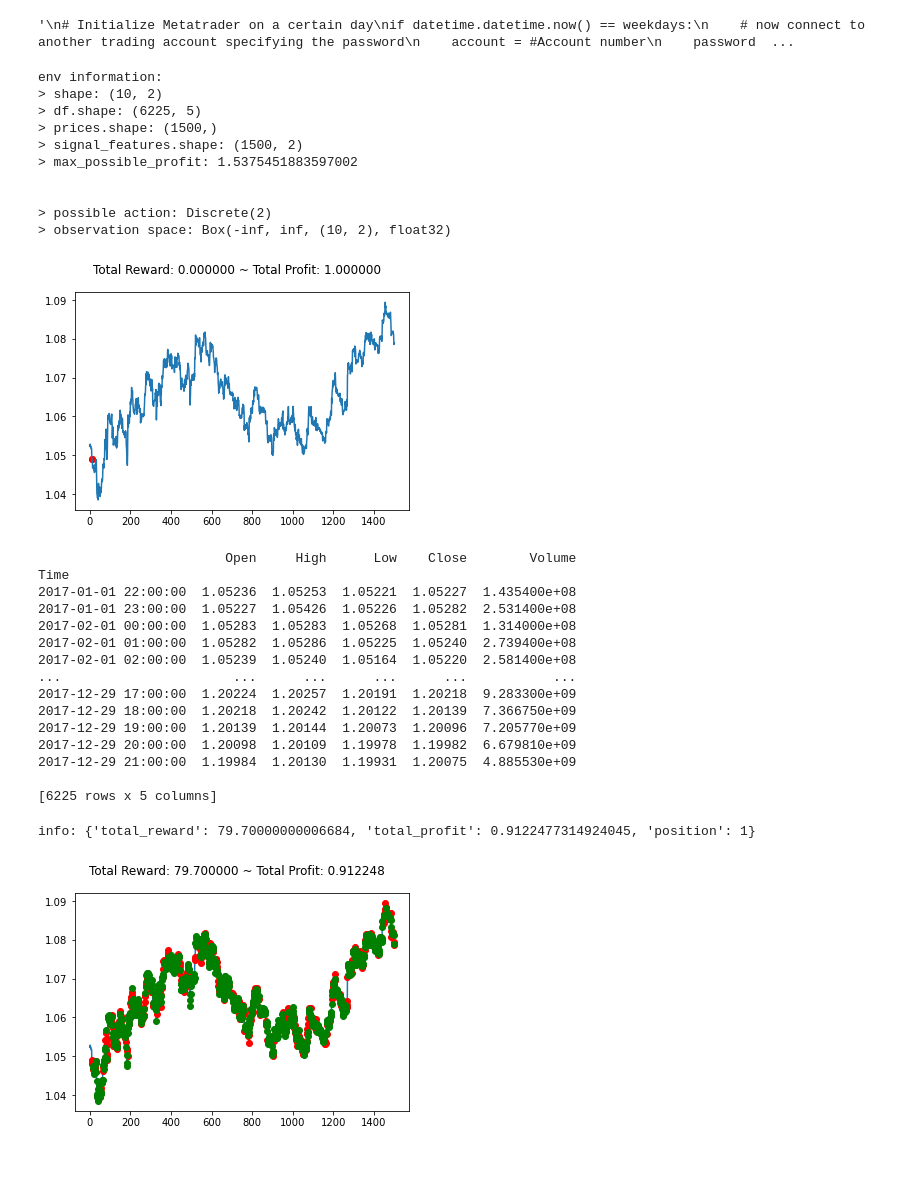
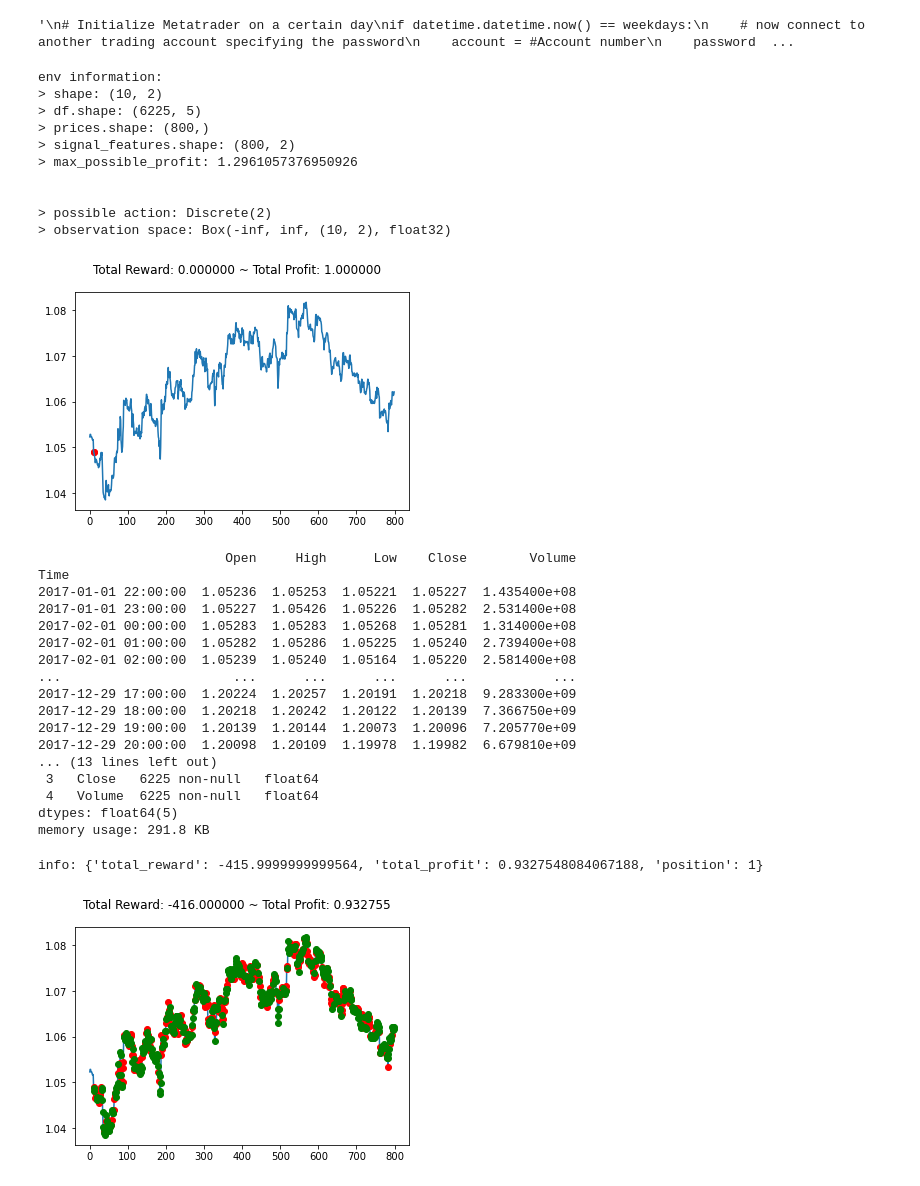
Before and after one commit to dhupee/MetaNgepet, a Jupyter notebook: MetaNgepet.ipynb, the cells around one changed output. Cells and saved outputs as stored; diff of their text form; code cells hidden in the pictures.

```diff
--- a/MetaNgepet.ipynb
+++ b/MetaNgepet.ipynb
@@ -88,37 +74,43 @@ initialize() failed, error code = (-10003, 'IPC initialize failed, MetaTrader 5
 # %%
 env = gym.make('forex-v0',
                df = FOREX_EURUSD_1H_ASK,
                window_size = 10,
-               frame_bound = (10, 1500), #Max 6225 Rows of data
+               frame_bound = (10, 800), #Max 6225 Rows of data
                unit_side = 'right')
+
+seed = 42
+env.seed(seed)
+eps = np.finfo(np.float32).eps.item()
 
 print()
 print("env information:")
 print("> shape:", env.shape)
 print("> df.shape:", env.df.shape)
 print("> prices.shape:", env.prices.shape)
 print("> signal_features.shape:", env.signal_features.shape)
 print("> max_possible_profit:", env.max_possible_profit())
 print("\n")
 print("> possible action:", env.action_space)
 print("> observation space:", env.observation_space)
 
 env.reset() # Uncomment if you need it.
 env.render()
 # %% [output]
 env information:
 > shape: (10, 2)
 > df.shape: (6225, 5)
-> prices.shape: (1500,)
-> signal_features.shape: (1500, 2)
-> max_possible_profit: 1.5375451883597002
+> prices.shape: (800,)
+> signal_features.shape: (800, 2)
+> max_possible_profit: 1.2961057376950926
 
 
 > possible action: Discrete(2)
 > observation space: Box(-inf, inf, (10, 2), float32)
-[figure, old version]
+[figure, new version]
 # %%
 print(env.df)
+print("\n")
+env.df.info()
 # %% [output]
                         Open     High      Low    Close        Volume
 Time
@@ -132,9 +124,11 @@ Time
 2017-12-29 18:00:00  1.20218  1.20242  1.20122  1.20139  7.366750e+09
 2017-12-29 19:00:00  1.20139  1.20144  1.20073  1.20096  7.205770e+09
 2017-12-29 20:00:00  1.20098  1.20109  1.19978  1.19982  6.679810e+09
-2017-12-29 21:00:00  1.19984  1.20130  1.19931  1.20075  4.885530e+09
-
-[6225 rows x 5 columns]
+... (13 lines left out)
+ 3   Close   6225 non-null   float64
+ 4   Volume  6225 non-null   float64
+dtypes: float64(5)
+memory usage: 291.8 KB
 # %%
 # Based on random actions
 
@@ -151,5 +145,5 @@ plt.cla()
 env.render_all()
 plt.show()
 # %% [output]
-info: {'total_reward': 79.70000000006684, 'total_profit': 0.9122477314924045, 'position': 1}
+info: {'total_reward': -415.9999999999564, 'total_profit': 0.9327548084067188, 'position': 1}
-[figure, old version]
+[figure, new version]
```
Also changed, not shown: parts of 5 cells of this notebook.
